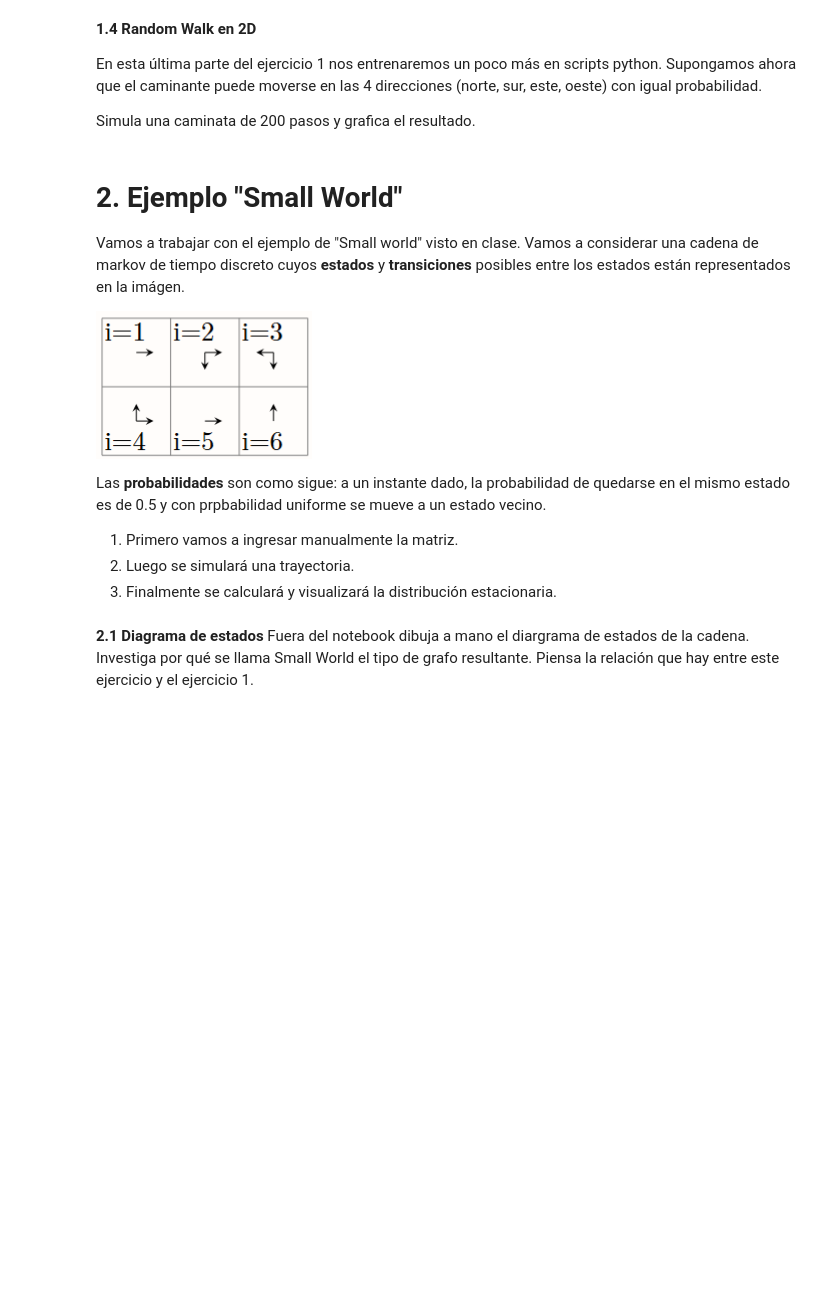
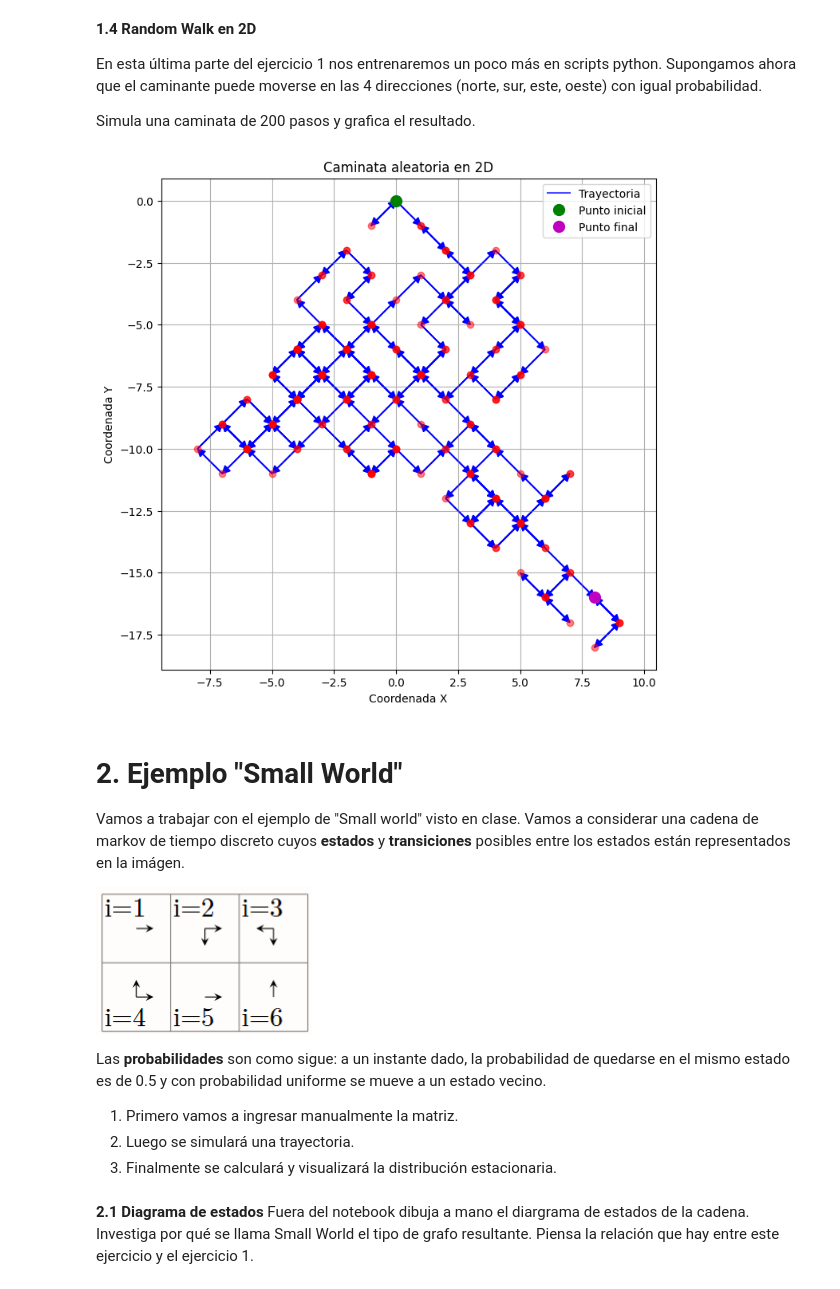
Before and after one commit to fede-bello/tar, a Jupyter notebook: TAR_Lab_0_MC.ipynb, the cells around one changed output. Saved outputs shown, nothing was run; the diff lists cells and outputs as text; code cells hidden in the pictures; blank space fills up the shorter version.

```diff
--- a/TAR_Lab_0_MC.ipynb
+++ b/TAR_Lab_0_MC.ipynb
@@ -40,6 +229,46 @@ Realizar 10000 simulaciones de caminatas aleatorias equiprobables de 10 pasos.
 En esta última parte del ejercicio 1 nos entrenaremos un poco más en scripts python. Supongamos ahora que el caminante puede moverse en las 4 direcciones (norte, sur, este, oeste) con igual probabilidad.
 
 Simula una caminata de 200 pasos y grafica el resultado.
+# %%
+# definimos eje de coordenadas (x,y) x positivo es derecha, negativo izquierda, y positivo es arriba, negativo abajo
+# el estado inicial es (0,0)
+
+N = 200
+initial = (0,0)
+camino = [initial]
+for i in range(N):
+    horizontal = random.choice([-1, 1])
+    vertical = random.choice([-1, 1])
+    current = camino[i]
+    current = (current[0] + horizontal, current[1] + vertical)
+    camino.append(current)
+
+
+x = [punto[0] for punto in camino]
+y = [punto[1] for punto in camino]
+
+# Graficamos la trayectoria
+plt.figure(figsize=(8, 8))
+plt.plot(x, y, 'b-', alpha=0.7, label='Trayectoria')
+plt.plot(x, y, 'ro', alpha=0.5)
+plt.plot(x[0], y[0], 'go', markersize=10, label='Punto inicial')
+plt.plot(x[-1], y[-1], 'mo', markersize=10, label='Punto final')
+
+# Agregamos flechas más pequeñas para mostrar la dirección del recorrido
+for i in range(0, len(x)-1):  # Reducimos el número de flechas para mejor visualización
+    plt.arrow(x[i], y[i], x[i+1]-x[i], y[i+1]-y[i],
+              head_width=0.3, head_length=0.3, fc='blue', ec='blue',
+              length_includes_head=True)
+
+plt.grid(True)
+plt.title('Caminata aleatoria en 2D')
+plt.xlabel('Coordenada X')
+plt.ylabel('Coordenada Y')
+plt.axis('equal')
+plt.legend(loc='best')
+plt.show()
+# %% [output]
+[figure, added]
 # %% [markdown]
 # 2. Ejemplo "Small World"
 
@@ -47,7 +276,7 @@ Vamos a trabajar con el ejemplo de "Small world" visto en clase. Vamos a conside
 
 ![Captura de pantalla 2025-04-17 153632.png](embedded-picture-1)
 
-Las **probabilidades** son como sigue: a un instante dado, la probabilidad de quedarse en el mismo estado es de 0.5 y con prpbabilidad uniforme se mueve a un estado vecino.
+Las **probabilidades** son como sigue: a un instante dado, la probabilidad de quedarse en el mismo estado es de 0.5 y con probabilidad uniforme se mueve a un estado vecino.
 
 1.   Primero vamos a ingresar manualmente la matriz.
 2.   Luego se simulará una trayectoria.
```
Also changed, not shown: parts of 27 cells of this notebook, 3 other files.
